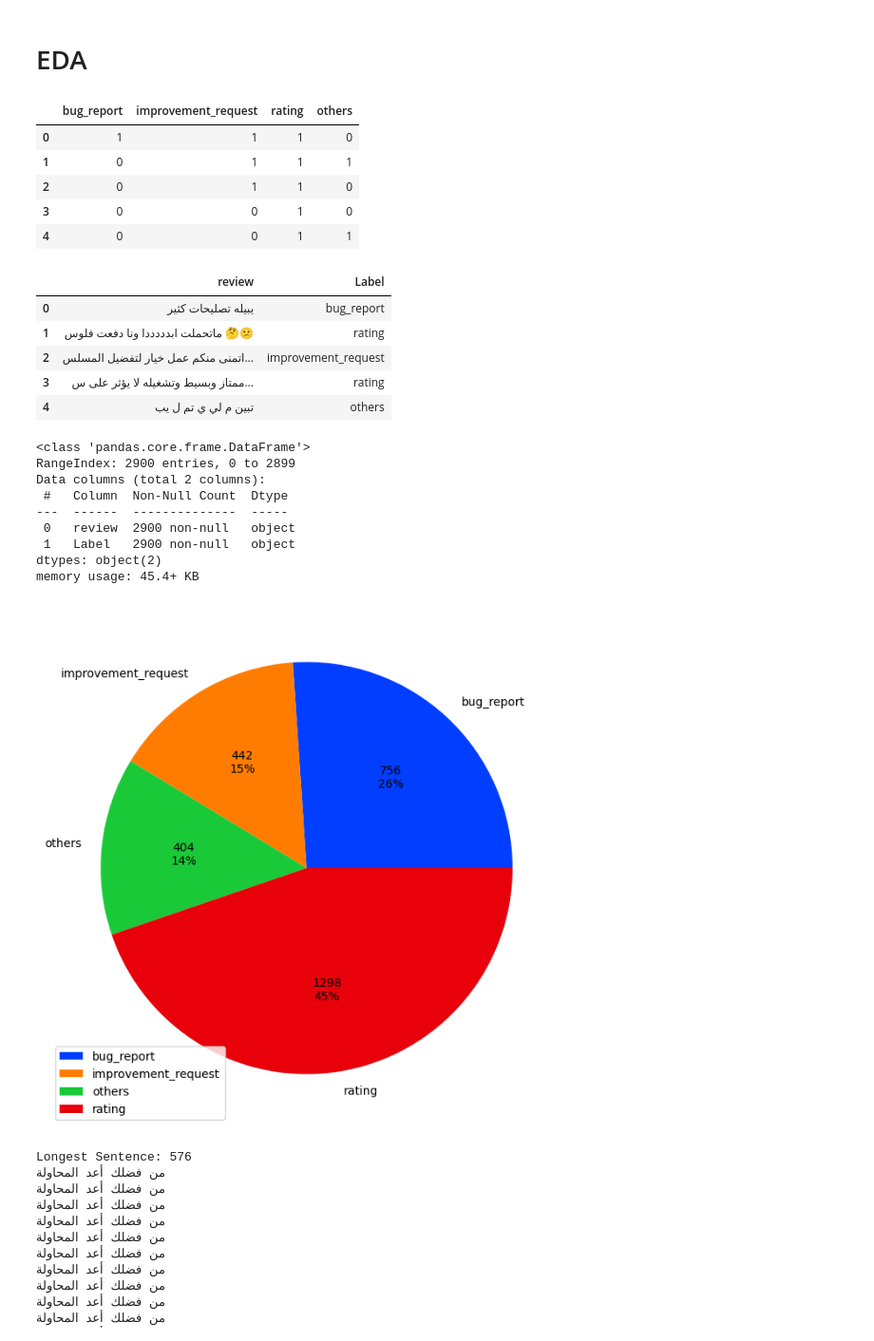
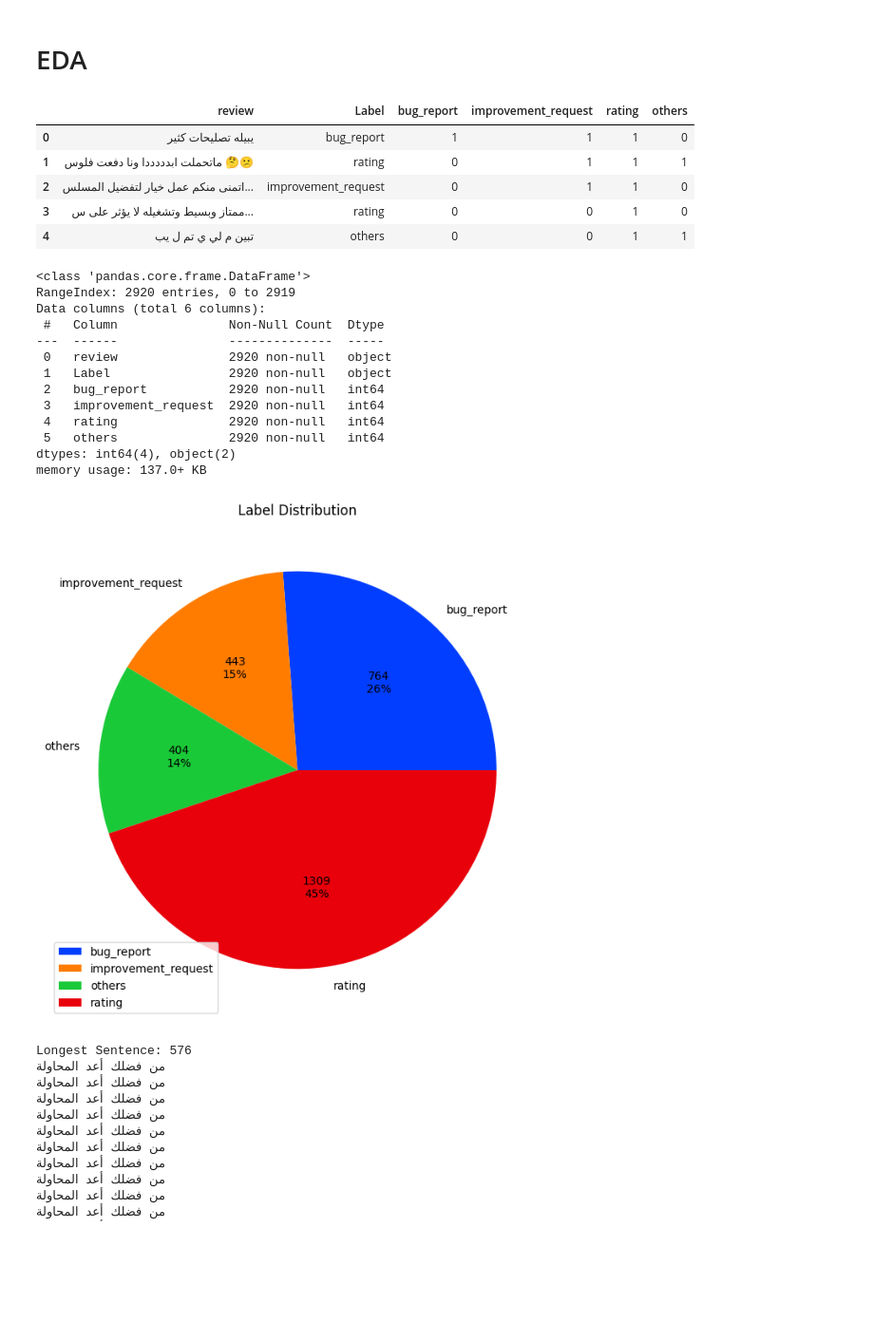
Before and after one commit to MalikOG/NLP-Project, a Jupyter notebook: Preprocessing.ipynb, the cells around one changed output. Shown at 95% size. Drawn from its saved outputs; the diff is of its cells as text; code cells hidden in the pictures; blank space fills up the shorter version.

```diff
--- a/Preprocessing.ipynb
+++ b/Preprocessing.ipynb
@@ -9,50 +9,55 @@ import matplotlib.pyplot as plt
 # Importing Classification dataset
 df = pd.read_csv("./Data/App Reviews-SingleLabel-Multiclass.csv")
 df_multilabel = pd.read_csv("Data/App Reviews-Multilabel.csv")
-df_multilabel.drop(columns=['review'], inplace=True)
+df = df.merge(df_multilabel, on='review', how='inner')
-# %%
-df_multilabel.head()
-# %% [output]
-|  | bug_report | improvement_request | rating | others |
-| 0 | 1 | 1 | 1 | 0 |
-| 1 | 0 | 1 | 1 | 1 |
-| 2 | 0 | 1 | 1 | 0 |
-| 3 | 0 | 0 | 1 | 0 |
-| 4 | 0 | 0 | 1 | 1 |
 # %%
 df.head()
 # %% [output]
-|  | review | Label |
-| 0 | يبيله تصليحات كثير | bug_report |
-| 1 | ماتحملت ابدددددا ونا دفعت فلوس 🤔😕 | rating |
-| 2 | اتمنى منكم عمل خيار لتفضيل المسلس... | improvement_request |
-| 3 | ممتاز وبسيط وتشغيله لا يؤثر على س... | rating |
-| 4 | تبين م لي ي تم ل يب | others |
+|  | review | Label | bug_report | improvement_request | rating | others |
+| 0 | يبيله تصليحات كثير | bug_report | 1 | 1 | 1 | 0 |
+| 1 | ماتحملت ابدددددا ونا دفعت فلوس 🤔😕 | rating | 0 | 1 | 1 | 1 |
+| 2 | اتمنى منكم عمل خيار لتفضيل المسلس... | improvement_request | 0 | 1 | 1 | 0 |
+| 3 | ممتاز وبسيط وتشغيله لا يؤثر على س... | rating | 0 | 0 | 1 | 0 |
+| 4 | تبين م لي ي تم ل يب | others | 0 | 0 | 1 | 1 |
 # %%
 df.info()
 # %% [output]
 <class 'pandas.core.frame.DataFrame'>
-RangeIndex: 2900 entries, 0 to 2899
-Data columns (total 2 columns):
- #   Column  Non-Null Count  Dtype
----  ------  --------------  -----
- 0   review  2900 non-null   object
- 1   Label   2900 non-null   object
-dtypes: object(2)
-memory usage: 45.4+ KB
+RangeIndex: 2920 entries, 0 to 2919
+Data columns (total 6 columns):
+ #   Column               Non-Null Count  Dtype
+---  ------               --------------  -----
+ 0   review               2920 non-null   object
+ 1   Label                2920 non-null   object
+ 2   bug_report           2920 non-null   int64
+ 3   improvement_request  2920 non-null   int64
+ 4   rating               2920 non-null   int64
+ 5   others               2920 non-null   int64
+dtypes: int64(4), object(2)
+memory usage: 137.0+ KB
 # %%
-def label_function(val):
-    return f'{val / 100 * len(df):.0f}\n{val:.0f}%'
+def label_function(val, total):
+    return f'{val / 100 * total:.0f}\n{val:.0f}%'
 
-def check_target_dist(df: pd.DataFrame):
-	colors = sns.color_palette('bright')
-	df.groupby("Label").size().plot(kind="pie", autopct=label_function, colors=colors,
-								 wedgeprops = {'linewidth': 10}, legend=True, figsize=(8, 8))
+def check_target_dist(data: pd.DataFrame):
+    colors = sns.color_palette('bright')
+    total = len(data)
+    data.groupby("Label").size().plot(
+        kind="pie",
+        autopct=lambda val: label_function(val, total),
+        colors=colors,
+        wedgeprops={'linewidth': 1},
+        legend=True,
+        figsize=(8, 8)
+    )
+    plt.title("Label Distribution")
+    plt.ylabel("")  # Optional: removes y-axis label
+    plt.show()
 
-	plt.show()
+
 check_target_dist(df)
 # %% [output]
-[figure, old version]
+[figure, new version]
 # %%
 def sentence_length_data(data: pd.Series):
 	return df.review.apply(str.split).apply(len)
```
Also changed, not shown: parts of 61 cells of this notebook.
